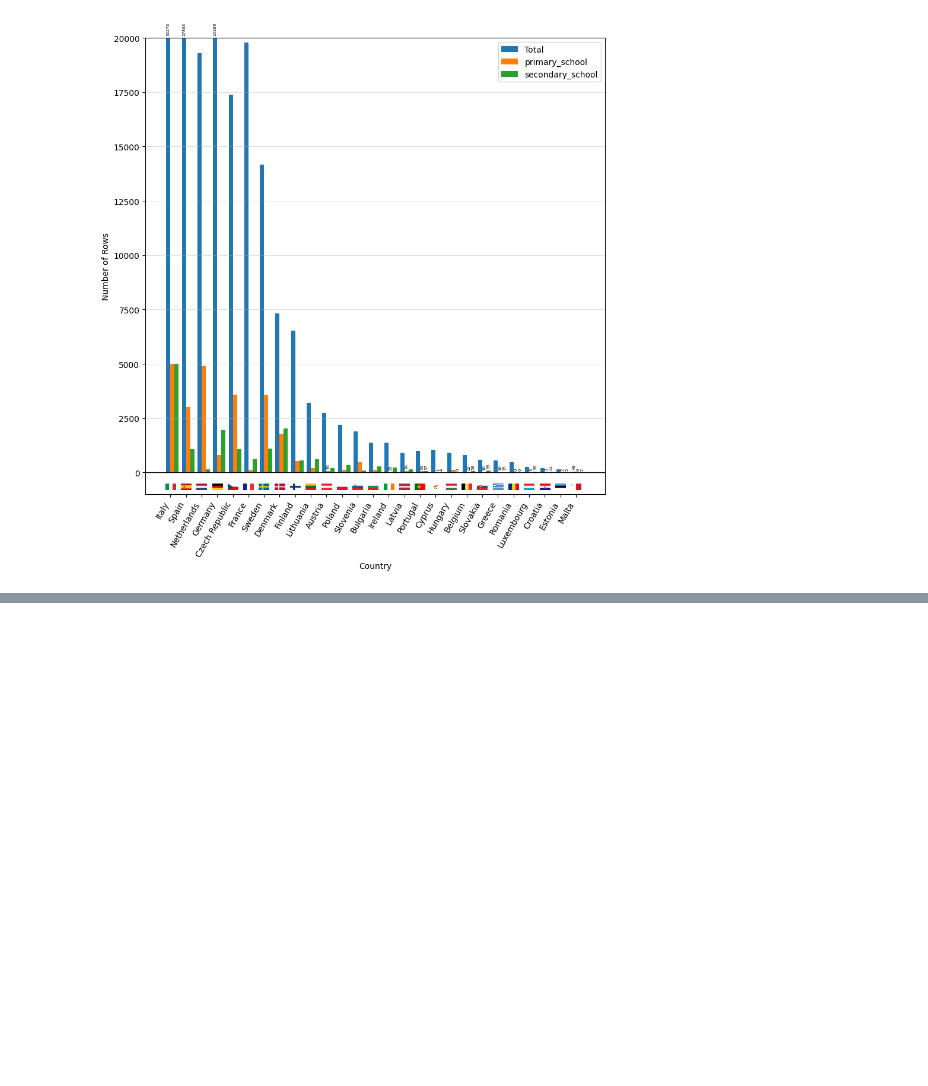
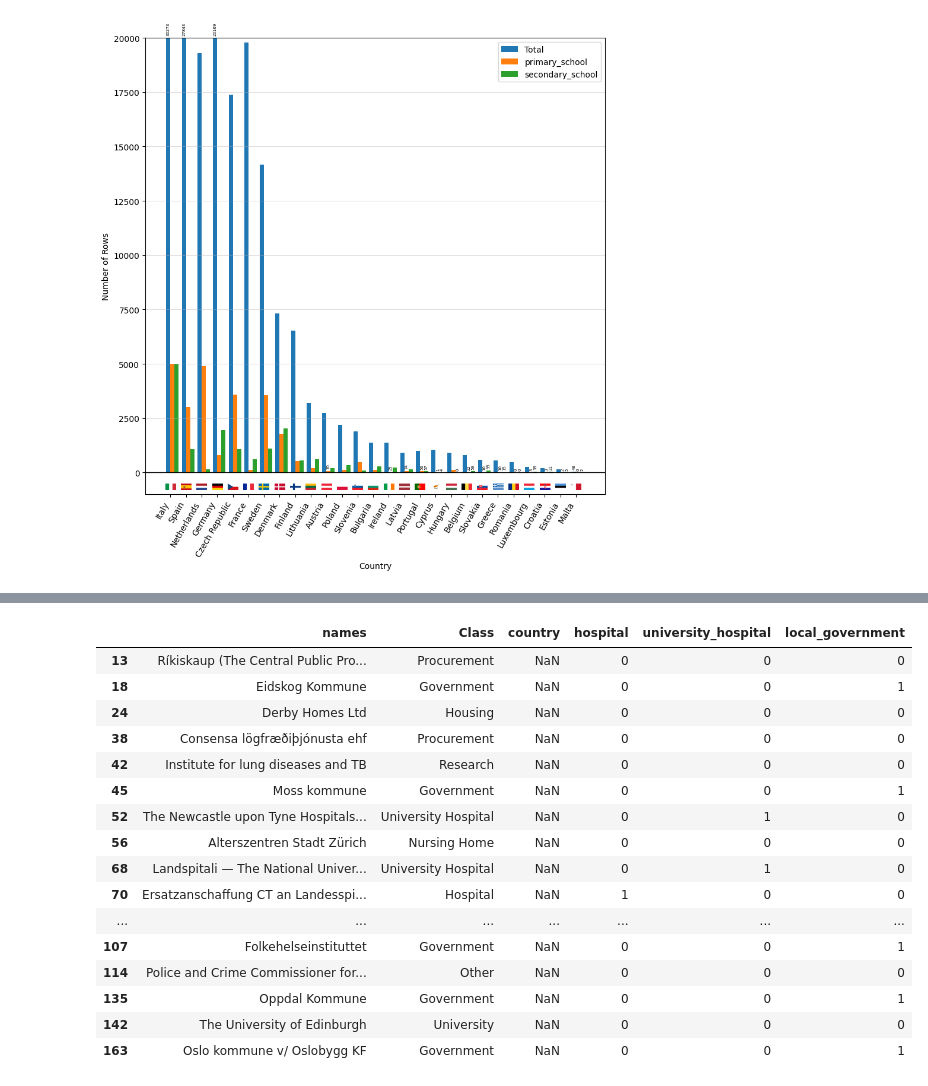
Before and after one commit to alvarodelser/OrgNamesNLP, a Jupyter notebook: dataprocesserdev.ipynb, the cells around one changed output, grey strips where cells are left out. Drawn from its saved outputs; the diff is of its cells as text; code cells hidden in the pictures; blank space fills up the shorter version.

```diff
--- a/dataprocesserdev.ipynb
+++ b/dataprocesserdev.ipynb
@@ -253,0 +313,21 @@ enriched_df.to_csv("./data/wikidata_enriched_dataset.csv", index=False)
+# %%
+name_to_country = df.drop_duplicates(subset='Name').set_index('Name')['Address_Country'].to_dict()
+# %%
+
+dff = pd.read_csv("./data/euhub_dataset.csv", sep = ';')
+dff = dff[['Name','Class']]
+dff['Country'] = dff['Name'].map(name_to_country)
+
+from orgpackage.config import COUNTRY_DICT
+code_to_qid = {v['flag']: k for k, v in COUNTRY_DICT.items()}
+dff['Country'] = dff['Country'].map(code_to_qid)
+
+dff = dff.rename(columns={'Name': 'names', 'Country': 'country'})
+
+dff['hospital'] = dff['Class'].apply(lambda x: 1 if x == 'Hospital' else 0)
+dff['university_hospital'] = dff['Class'].apply(lambda x: 1 if x == 'University Hospital' else 0)
+dff['local_government'] = dff['Class'].apply(lambda x: 1 if x == 'Government' else 0)
+dff = dff.dropna(subset=['country'])
+# Display the dataframe
+display(dff)
+dff.to_csv('data/euhub_dataset.csv', index=False)
@@ -253,0 +348,20 @@ enriched_df.to_csv("./data/wikidata_enriched_dataset.csv", index=False)
+# %%
+display(dff[dff['country'].isna()])
+# %% [output]
+|  | names | Class | country | hospital | university_hospital | local_government |
+| 13 | Ríkiskaup (The Central Public Pro... | Procurement | NaN | 0 | 0 | 0 |
+| 18 | Eidskog Kommune | Government | NaN | 0 | 0 | 1 |
+| 24 | Derby Homes Ltd | Housing | NaN | 0 | 0 | 0 |
+| 38 | Consensa lögfræðiþjónusta ehf | Procurement | NaN | 0 | 0 | 0 |
+| 42 | Institute for lung diseases and TB | Research | NaN | 0 | 0 | 0 |
+| 45 | Moss kommune | Government | NaN | 0 | 0 | 1 |
+| 52 | The Newcastle upon Tyne Hospitals... | University Hospital | NaN | 0 | 1 | 0 |
+| 56 | Alterszentren Stadt Zürich | Nursing Home | NaN | 0 | 0 | 0 |
+| 68 | Landspitali — The National Univer... | University Hospital | NaN | 0 | 1 | 0 |
+| 70 | Ersatzanschaffung CT an Landesspi... | Hospital | NaN | 1 | 0 | 0 |
+| ... | ... | ... | ... | ... | ... | ... |
+| 107 | Folkehelseinstituttet | Government | NaN | 0 | 0 | 1 |
+| 114 | Police and Crime Commissioner for... | Other | NaN | 0 | 0 | 0 |
+| 135 | Oppdal Kommune | Government | NaN | 0 | 0 | 1 |
+| 142 | The University of Edinburgh | University | NaN | 0 | 0 | 0 |
+| 163 | Oslo kommune v/ Oslobygg KF | Government | NaN | 0 | 0 | 1 |
```
Also changed, not shown: parts of 3 cells of this notebook, 13 other files.
